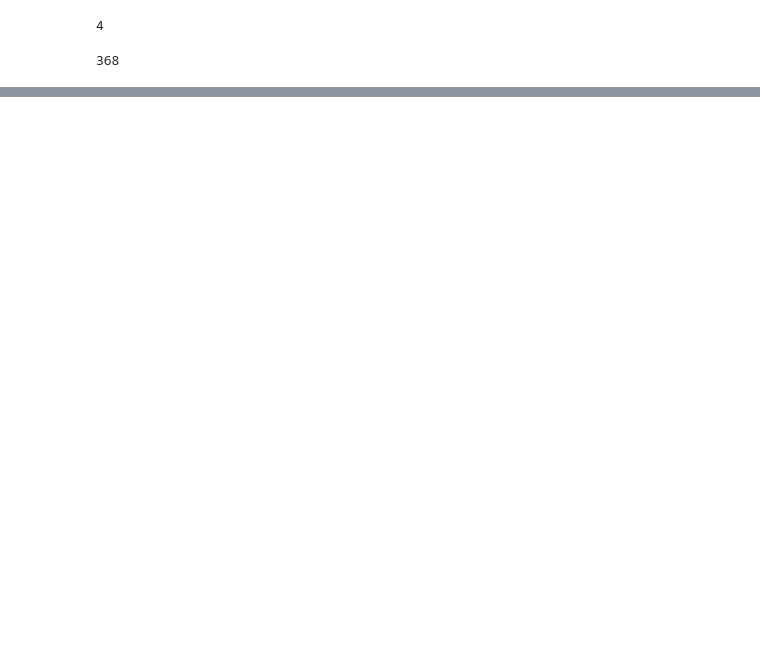
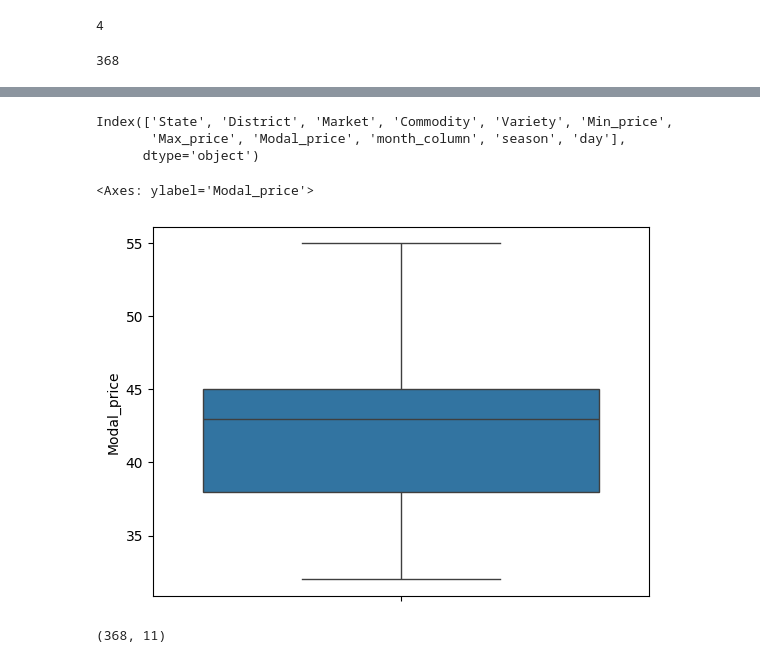
Before and after one commit to Shakcham-Sinha/Demo-Project2, a Jupyter notebook: Untitled0.ipynb, the cells around one changed output, grey strips where cells are left out. Drawn from its saved outputs; the diff is of its cells as text; code cells hidden in the pictures; blank space fills up the shorter version.

```diff
--- a/Untitled0.ipynb
+++ b/Untitled0.ipynb
@@ -294,0 +291,18 @@ data2.tail()
+# %%
+data1.drop('Arrival_date', axis=1, inplace=True)
+# %%
+data1.columns
+# %% [output]
+Index(['State', 'District', 'Market', 'Commodity', 'Variety', 'Min_price',
+       'Max_price', 'Modal_price', 'month_column', 'season', 'day'],
+      dtype='object')
+# %%
+import seaborn as sns
+sns.boxplot(data1['Modal_price'])
+# %% [output]
+<Axes: ylabel='Modal_price'>
+[figure, added]
+# %%
+data1.shape
+# %% [output]
+(368, 11)
```
Also changed, not shown: parts of 61 cells of this notebook.
